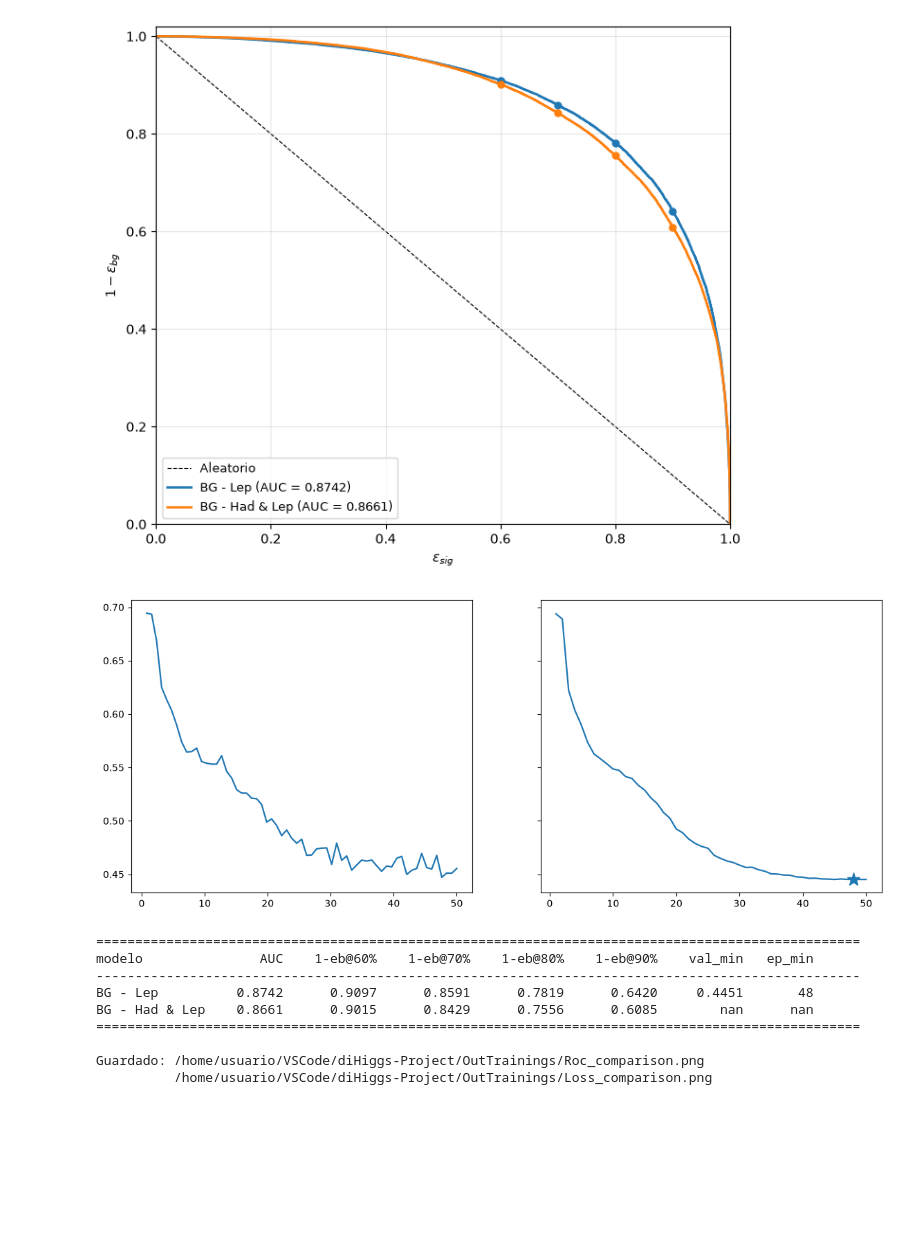
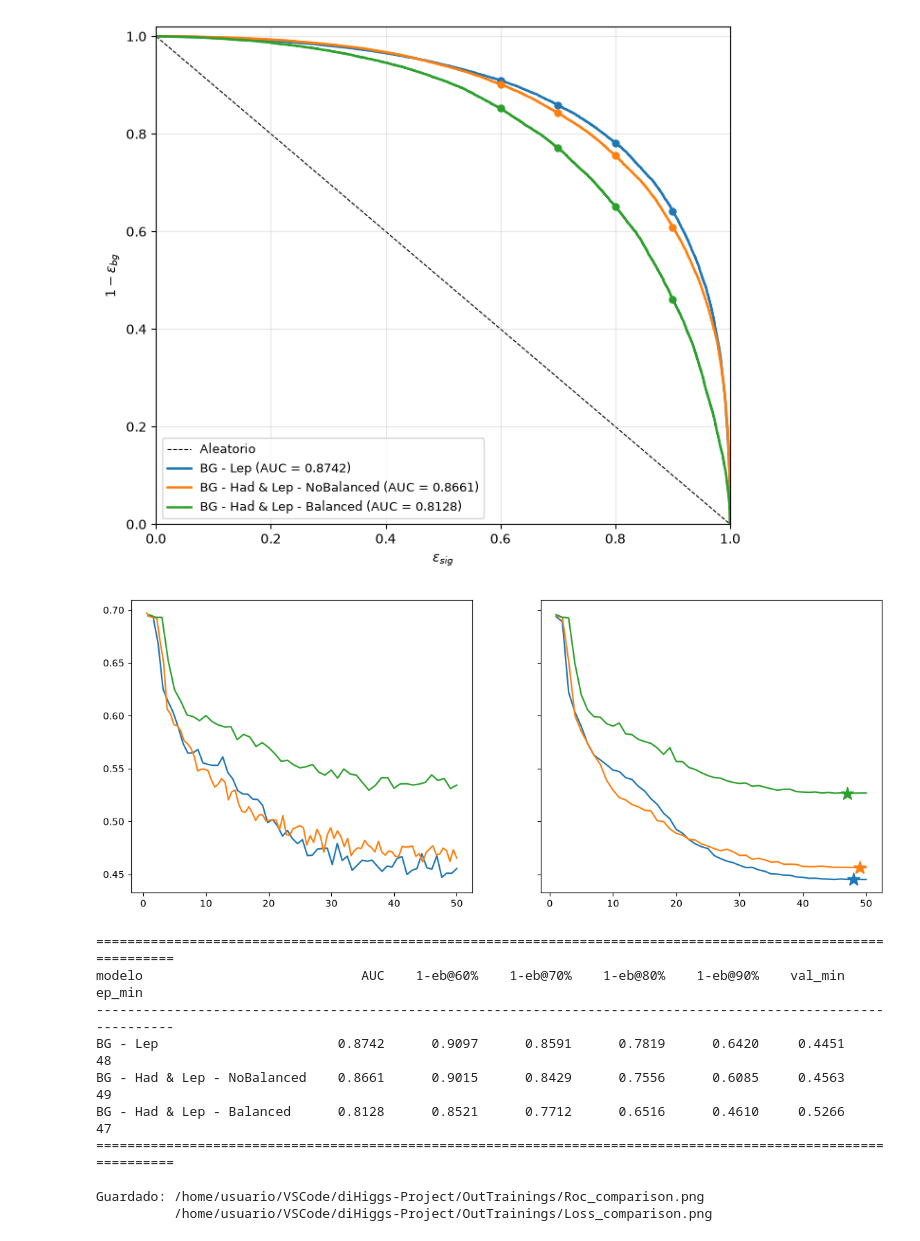
Before and after one commit to Genarobarco/diHiggs-Project, a Jupyter notebook: RecAnalysis/scripts/roc_cmp.ipynb, the cells around one changed output. Saved outputs shown, nothing was run; the diff lists cells and outputs as text; code cells hidden in the pictures; blank space fills up the shorter version.

```diff
--- a/RecAnalysis/scripts/roc_cmp.ipynb
+++ b/RecAnalysis/scripts/roc_cmp.ipynb
@@ -15,7 +15,8 @@ OUT_TRAINING_PATH = Path("/home/usuario/VSCode/diHiggs-Project/OutTrainings")
 # (carpeta del entrenamiento, epoca, label de la curva)
 GNNs = [
     ("GN2Tracks_KGC_20261119-T212322", "049", "BG - Lep"),
-    ('GN2Tracks_KGC_HadLep_20261125-T112854', "049", "BG - Had & Lep")
+    ('GN2Tracks_KG_HadLep_20261125-T112854', "049", "BG - Had & Lep - NoBalanced"),
+    ('GN2Tracks_KG_HadLep-Balanced_20261126-T181353', "049", "BG - Had & Lep - Balanced")
 ]
 
 OBJ       = "jets"
@@ -200,11 +203,12 @@ print(f"\nGuardado: {ROC_AS}\n          {LOSS_AS}")
-[figure, old version]
+[figure, new version]
-[figure, old version]
+[figure, new version]
-==================================================================================================
-modelo               AUC    1-eb@60%    1-eb@70%    1-eb@80%    1-eb@90%    val_min   ep_min
---------------------------------------------------------------------------------------------------
-BG - Lep          0.8742      0.9097      0.8591      0.7819      0.6420     0.4451       48
-BG - Had & Lep    0.8661      0.9015      0.8429      0.7556      0.6085        nan      nan
-==================================================================================================
+===============================================================================================================
+modelo                            AUC    1-eb@60%    1-eb@70%    1-eb@80%    1-eb@90%    val_min   ep_min
+---------------------------------------------------------------------------------------------------------------
+BG - Lep                       0.8742      0.9097      0.8591      0.7819      0.6420     0.4451       48
+BG - Had & Lep - NoBalanced    0.8661      0.9015      0.8429      0.7556      0.6085     0.4563       49
+BG - Had & Lep - Balanced      0.8128      0.8521      0.7712      0.6516      0.4610     0.5266       47
+===============================================================================================================
 
 Guardado: /home/usuario/VSCode/diHiggs-Project/OutTrainings/Roc_comparison.png
           /home/usuario/VSCode/diHiggs-Project/OutTrainings/Loss_comparison.png
```
Also changed, not shown: parts of 1 cell of this notebook, 3 other files.
